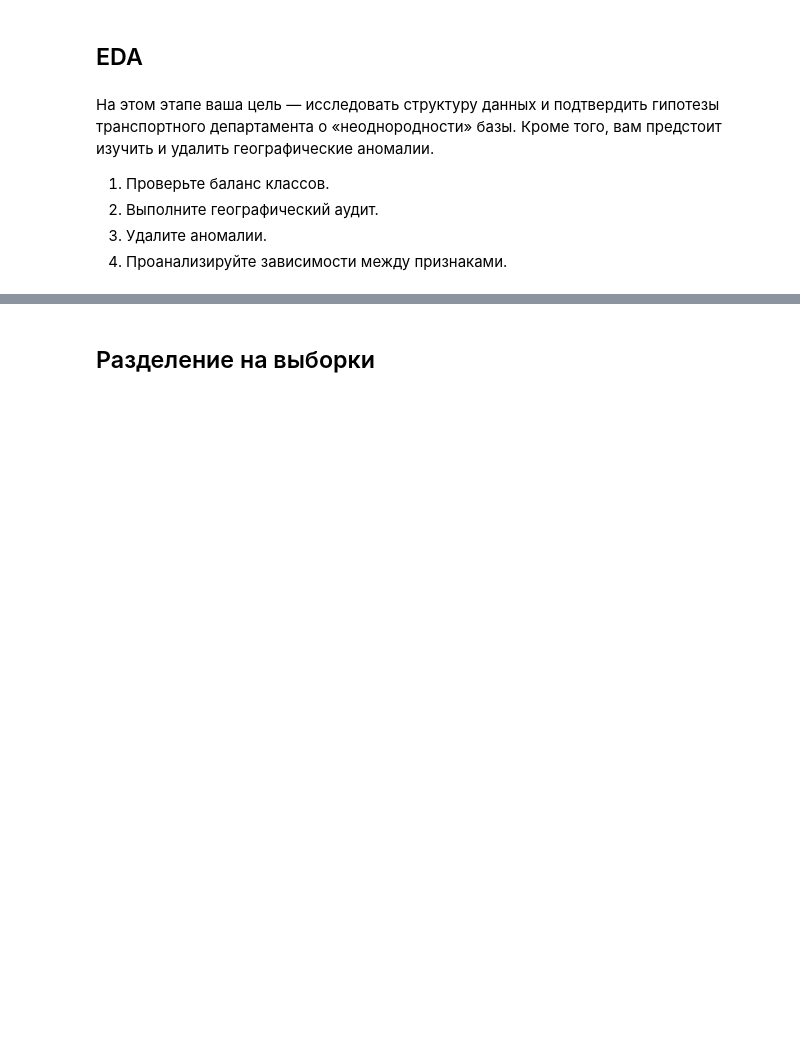
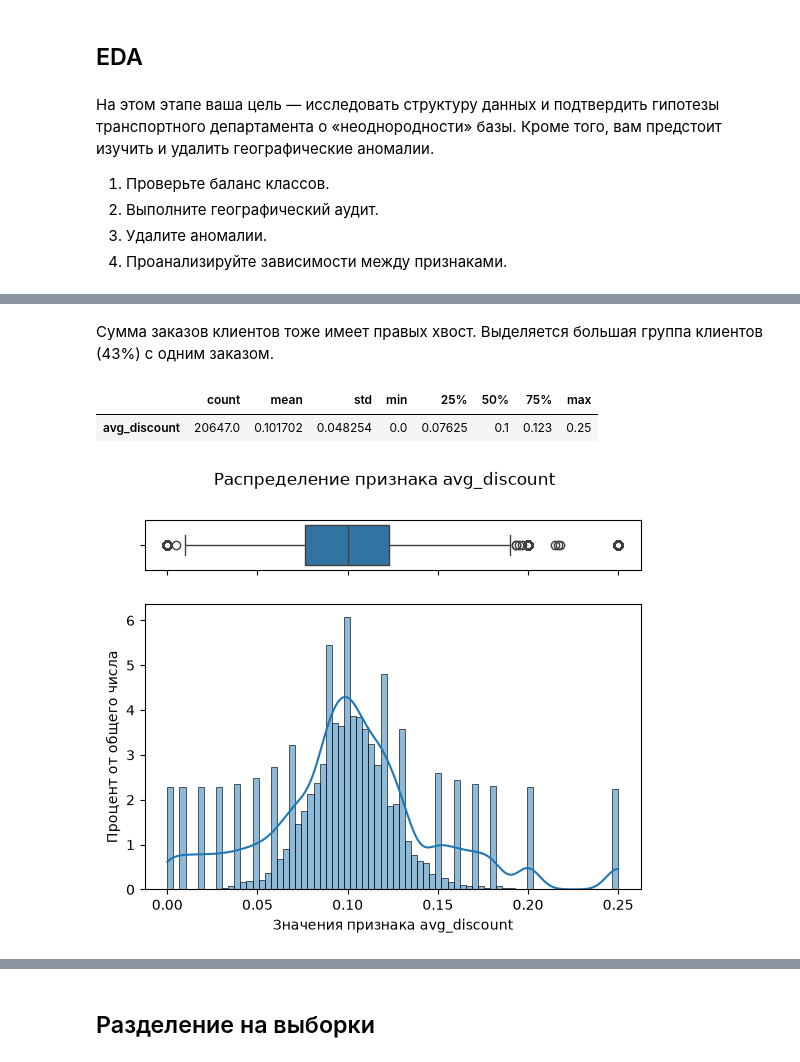
Before and after one commit to nikolai/practicum-delivery-cancel-classif, a Jupyter notebook: delivery_cancel_prediction.ipynb, the cells around one changed output, grey strips where cells are left out. Cells and saved outputs as stored; diff of their text form; code cells hidden in the pictures; blank space fills up the shorter version.

```diff
--- a/delivery_cancel_prediction.ipynb
+++ b/delivery_cancel_prediction.ipynb
@@ -1206,0 +1382,9 @@ df_orders.drop('order_date', axis=1, inplace=True)
+# %% [markdown]
+Сумма заказов клиентов тоже имеет правых хвост. Выделяется большая группа клиентов (43%) с одним заказом.
+# %%
+eda_helper = EDAHelper()
+eda_helper.box_hist(df_customers, 'avg_discount', stat='percent')
+# %% [output]
+|  | count | mean | std | min | 25% | 50% | 75% | max |
+| avg_discount | 20647.0 | 0.101702 | 0.048254 | 0.0 | 0.07625 | 0.1 | 0.123 | 0.25 |
+[figure, added]
```
Also changed, not shown: parts of 132 cells of this notebook.
